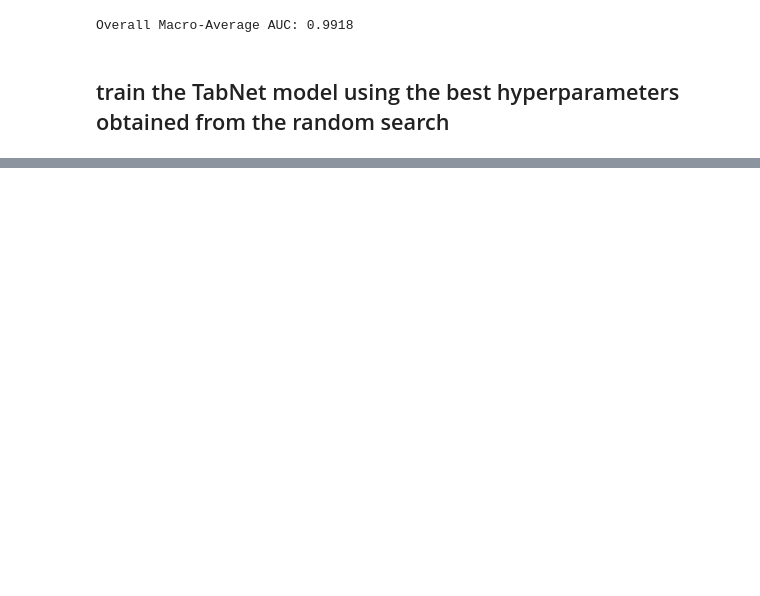
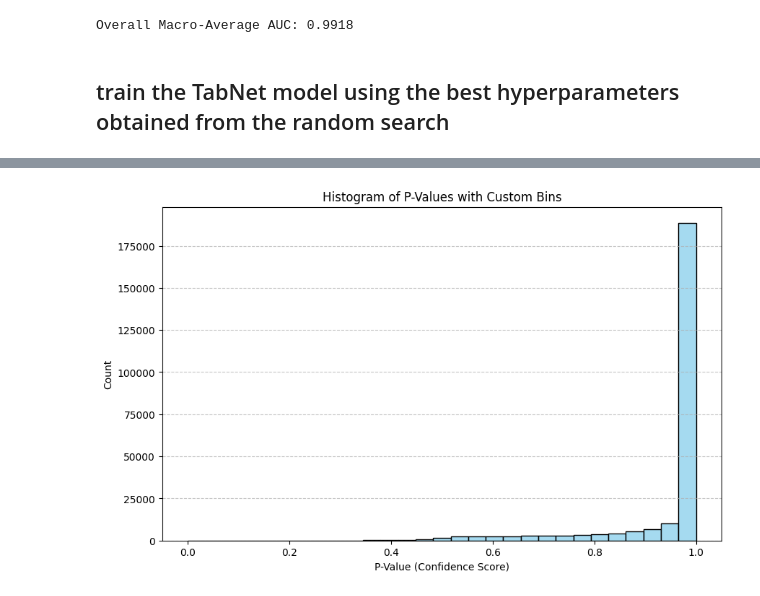
Before and after one commit to ashkanmosalla/Drought, a Jupyter notebook: src/Drought.ipynb, the cells around one changed output, grey strips where cells are left out. Saved outputs shown, nothing was run; the diff lists cells and outputs as text; code cells hidden in the pictures; blank space fills up the shorter version.

```diff
--- a/src/Drought.ipynb
+++ b/src/Drought.ipynb
@@ -3103,0 +3328,6 @@ print(f"Overall Macro-Average AUC: {overall_auc:.4f}")
+# %%
+# Step 3: Handle missing values using forward and backward fill
+unseen_data_cleaned1 = unseen_data_cleaned1.fillna(method='ffill').fillna(method='bfill')
+
+# Check if any null values remain
+print("Remaining null values:\n", unseen_data_cleaned1.isnull().sum())
@@ -3103,0 +3536,21 @@ print(f"Overall Macro-Average AUC: {overall_auc:.4f}")
+# %%
+import matplotlib.pyplot as plt
+import seaborn as sns
+import numpy as np
+
+# Step 1: Define bins with finer resolution near higher P-values
+bins = np.linspace(0, 1, 30)  # 50 bins between 0 and 1
+
+# Step 2: Plot the histogram with custom bins
+plt.figure(figsize=(10, 6))
+sns.histplot(unseen_data_index['p_value'], bins=bins, kde=False, color='skyblue', edgecolor='black')
+
+# Step 3: Add grid and labels
+plt.title('Histogram of P-Values with Custom Bins')
+plt.xlabel('P-Value (Confidence Score)')
+plt.ylabel('Count')
+plt.grid(axis='y', linestyle='--', alpha=0.7)
+
+plt.show()
+# %% [output]
+[figure, added]
```
Also changed, not shown: parts of 21 cells of this notebook, 1 other file.
